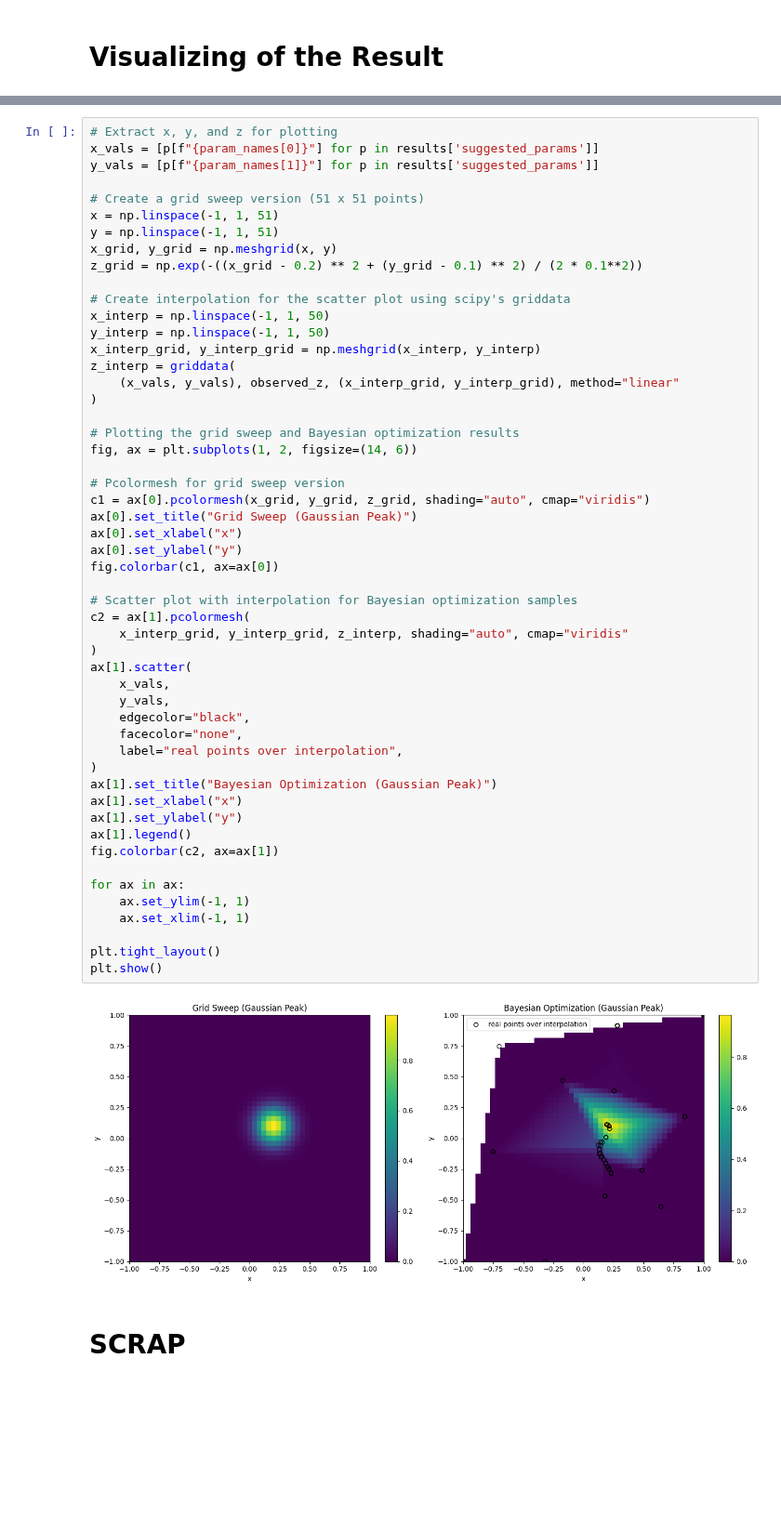
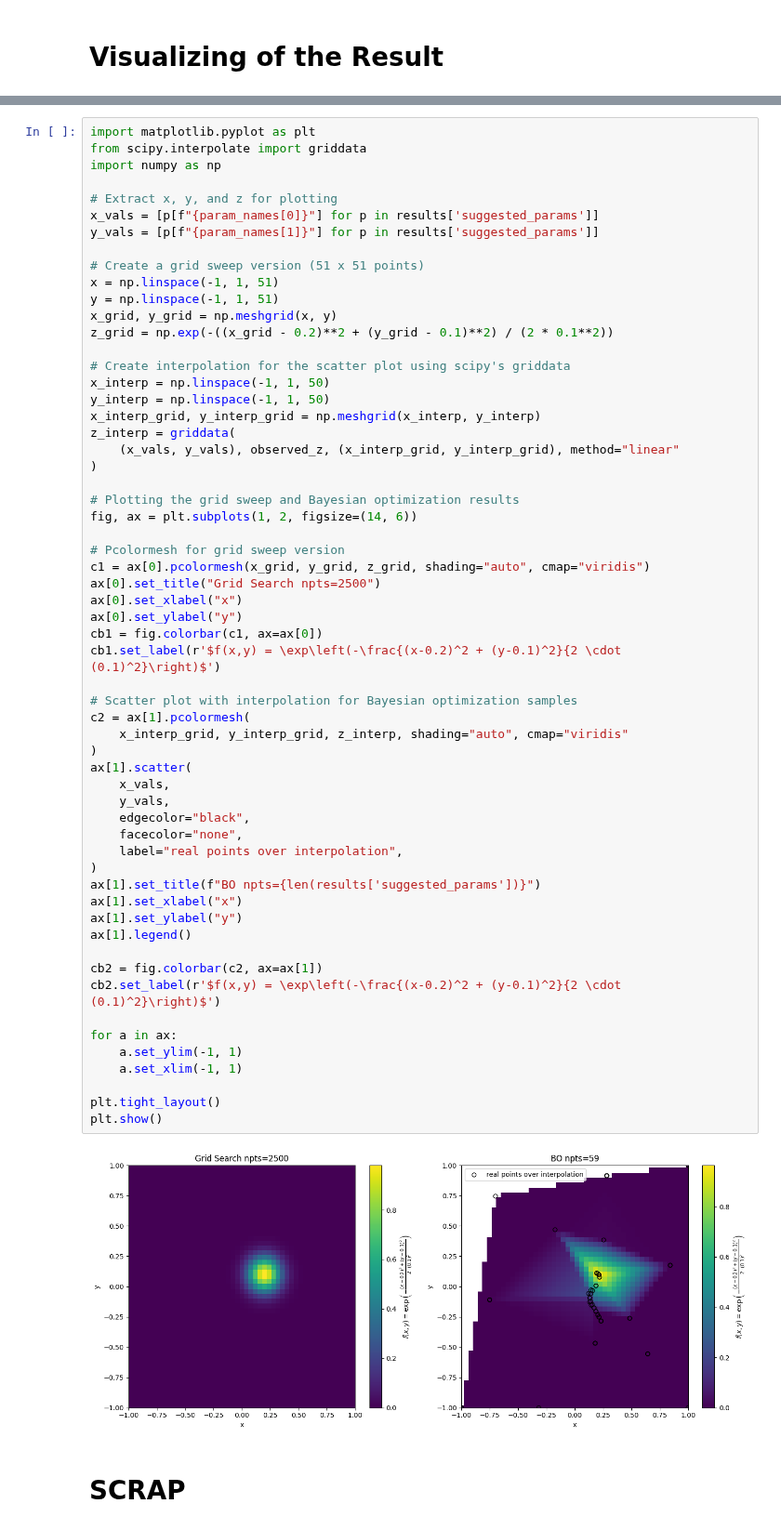
Before and after one commit to dnzckn/BasicBO, a Jupyter notebook: AX_BO_tutorial_1.ipynb, the cells around one changed output, grey strips where cells are left out. Shown at 93% size. Cells and saved outputs as stored; diff of their text form; blank space fills up the shorter version.

```diff
--- a/AX_BO_tutorial_1.ipynb
+++ b/AX_BO_tutorial_1.ipynb
@@ -456,4 +460,8 @@ results['best_result']
 # %%
+import matplotlib.pyplot as plt
+from scipy.interpolate import griddata
+import numpy as np
+
 # Extract x, y, and z for plotting
 x_vals = [p[f"{param_names[0]}"] for p in results['suggested_params']]
 y_vals = [p[f"{param_names[1]}"] for p in results['suggested_params']]
@@ -462,7 +470,7 @@ y_vals = [p[f"{param_names[1]}"] for p in results['suggested_params']]
 x = np.linspace(-1, 1, 51)
 y = np.linspace(-1, 1, 51)
 x_grid, y_grid = np.meshgrid(x, y)
-z_grid = np.exp(-((x_grid - 0.2) ** 2 + (y_grid - 0.1) ** 2) / (2 * 0.1**2))
+z_grid = np.exp(-((x_grid - 0.2)**2 + (y_grid - 0.1)**2) / (2 * 0.1**2))
 
 # Create interpolation for the scatter plot using scipy's griddata
 x_interp = np.linspace(-1, 1, 50)
@@ -472,41 +480,44 @@ z_interp = griddata(
     (x_vals, y_vals), observed_z, (x_interp_grid, y_interp_grid), method="linear"
 )
 
 # Plotting the grid sweep and Bayesian optimization results
 fig, ax = plt.subplots(1, 2, figsize=(14, 6))
 
 # Pcolormesh for grid sweep version
 c1 = ax[0].pcolormesh(x_grid, y_grid, z_grid, shading="auto", cmap="viridis")
-ax[0].set_title("Grid Sweep (Gaussian Peak)")
+ax[0].set_title("Grid Search npts=2500")
 ax[0].set_xlabel("x")
 ax[0].set_ylabel("y")
-fig.colorbar(c1, ax=ax[0])
+cb1 = fig.colorbar(c1, ax=ax[0])
+cb1.set_label(r'$f(x,y) = \exp\left(-\frac{(x-0.2)^2 + (y-0.1)^2}{2 \cdot (0.1)^2}\right)$')
 
 # Scatter plot with interpolation for Bayesian optimization samples
 c2 = ax[1].pcolormesh(
     x_interp_grid, y_interp_grid, z_interp, shading="auto", cmap="viridis"
 )
 ax[1].scatter(
     x_vals,
     y_vals,
     edgecolor="black",
     facecolor="none",
     label="real points over interpolation",
 )
-ax[1].set_title("Bayesian Optimization (Gaussian Peak)")
+ax[1].set_title(f"BO npts={len(results['suggested_params'])}")
 ax[1].set_xlabel("x")
 ax[1].set_ylabel("y")
 ax[1].legend()
-fig.colorbar(c2, ax=ax[1])
 
-for ax in ax:
-    ax.set_ylim(-1, 1)
-    ax.set_xlim(-1, 1)
+cb2 = fig.colorbar(c2, ax=ax[1])
+cb2.set_label(r'$f(x,y) = \exp\left(-\frac{(x-0.2)^2 + (y-0.1)^2}{2 \cdot (0.1)^2}\right)$')
+
+for a in ax:
+    a.set_ylim(-1, 1)
+    a.set_xlim(-1, 1)
 
 plt.tight_layout()
 plt.show()
 # %% [output]
-[figure, old version]
+[figure, new version]
 # %% [markdown]
 # SCRAP
 # %%
```
Also changed, not shown: parts of 1 cell of this notebook.
